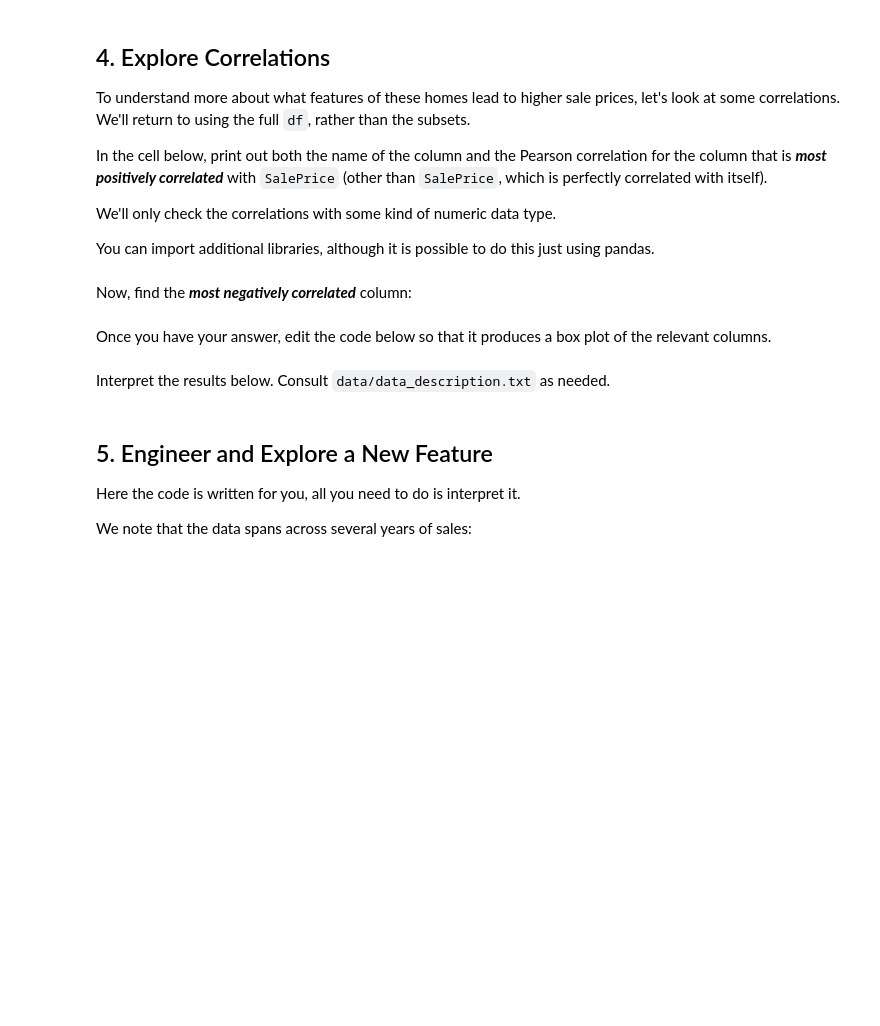
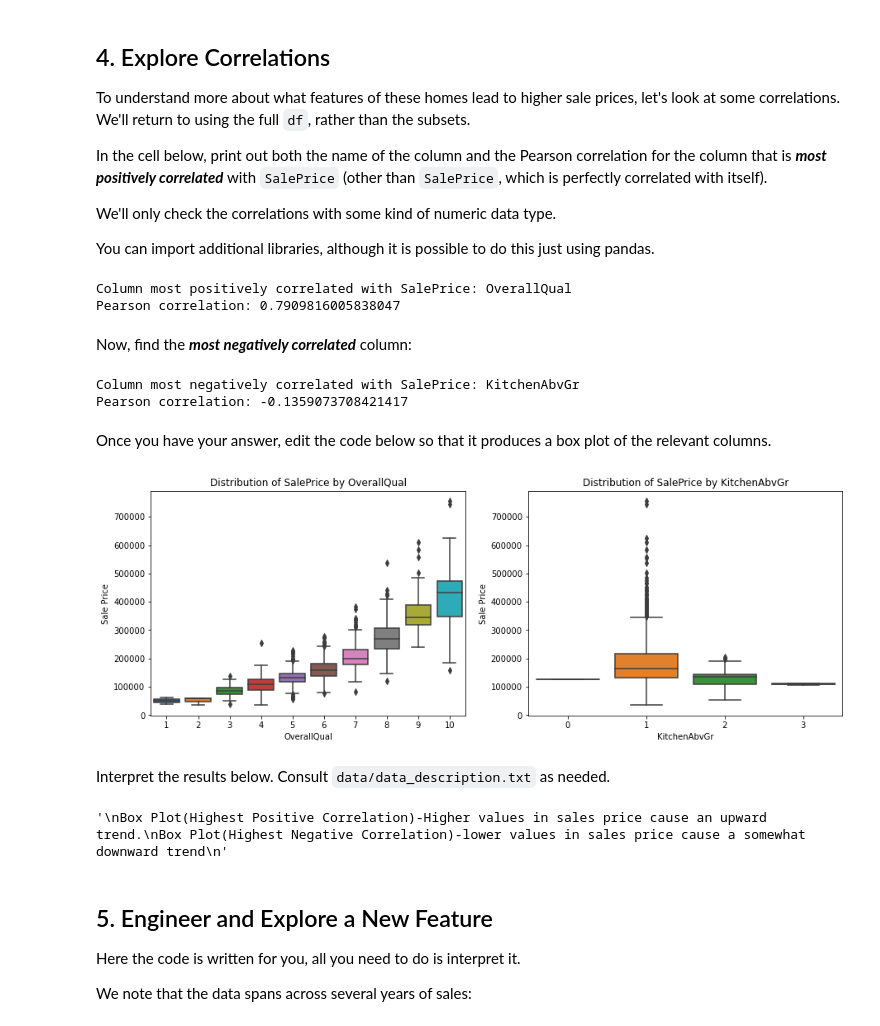
Before and after one commit to malvadaox/dsc-pandas-eda-lab, a Jupyter notebook: index.ipynb, the cells around one changed output. Drawn from its saved outputs; the diff is of its cells as text; code cells hidden in the pictures; blank space fills up the shorter version.

```diff
--- a/index.ipynb
+++ b/index.ipynb
@@ -368,2 +380,12 @@ You can import additional libraries, although it is possible to do this just usi
+# %%
+# Your code here
+correlation = df.corr()['SalePrice'].drop('SalePrice')
+high_corr = correlation.max()
+pos_corr = correlation.idxmax()
+print(f"Column most positively correlated with SalePrice: {pos_corr}")
+print(f"Pearson correlation: {high_corr}")
+# %% [output]
+Column most positively correlated with SalePrice: OverallQual
+Pearson correlation: 0.7909816005838047
 # %% [markdown]
 Now, find the ***most negatively correlated*** column:
@@ -372,31 +392,43 @@ Now, find the ***most negatively correlated*** column:
+# %%
+# Your code here
+correlation = df.corr()['SalePrice'].drop('SalePrice')
+low_corr = correlation.min()
+neg_corr = correlation.idxmin()
+print(f"Column most negatively correlated with SalePrice: {neg_corr}")
+print(f"Pearson correlation: {low_corr}")
+# %% [output]
+Column most negatively correlated with SalePrice: KitchenAbvGr
+Pearson correlation: -0.1359073708421417
 # %% [markdown]
 Once you have your answer, edit the code below so that it produces a box plot of the relevant columns.
 # %%
 # Replace None with appropriate code
 
 import seaborn as sns
 
 fig, (ax1, ax2) = plt.subplots(ncols=2, figsize=(15,5))
 
 # Plot distribution of column with highest correlation
 sns.boxplot(
-    x=None,
+    x=df[pos_corr],
     y=df["SalePrice"],
     ax=ax1
 )
 # Plot distribution of column with most negative correlation
 sns.boxplot(
-    x=None,
+    x=df[neg_corr],
     y=df["SalePrice"],
     ax=ax2
 )
 
 # Customize labels
-ax1.set_title(None)
-ax1.set_xlabel(None)
+ax1.set_title(f'Distribution of SalePrice by {pos_corr}')
+ax1.set_xlabel(pos_corr)
 ax1.set_ylabel("Sale Price")
-ax2.set_title(None)
-ax2.set_xlabel(None)
+ax2.set_title(f'Distribution of SalePrice by {neg_corr}')
+ax2.set_xlabel(neg_corr)
 ax2.set_ylabel("Sale Price");
+# %% [output]
+[figure, added]
 # %% [markdown]
 Interpret the results below. Consult `data/data_description.txt` as needed.
@@ -408,3 +435,11 @@ None
+# %%
+# Replace None with appropriate text
+"""
+Box Plot(Highest Positive Correlation)-Higher values in sales price cause an upward trend.
+Box Plot(Highest Negative Correlation)-lower values in sales price cause a somewhat downward trend
+"""
+# %% [output]
+'\nBox Plot(Highest Positive Correlation)-Higher values in sales price cause an upward trend.\nBox Plot(Highest Negative Correlation)-lower values in sales price cause a somewhat downward trend\n'
 # %% [markdown]
 ## 5. Engineer and Explore a New Feature
 
```
Also changed, not shown: parts of 15 cells of this notebook.
